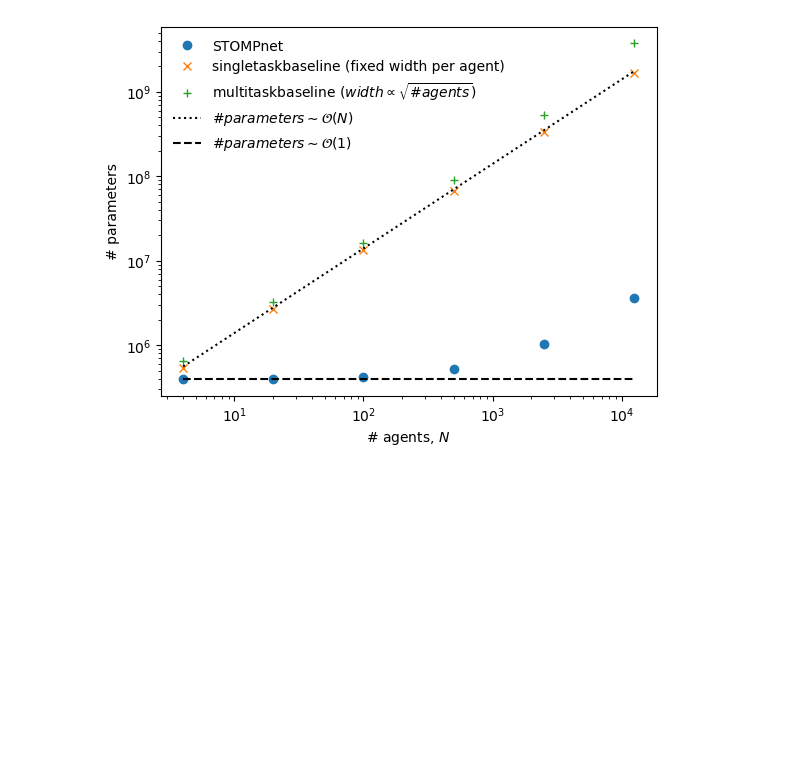
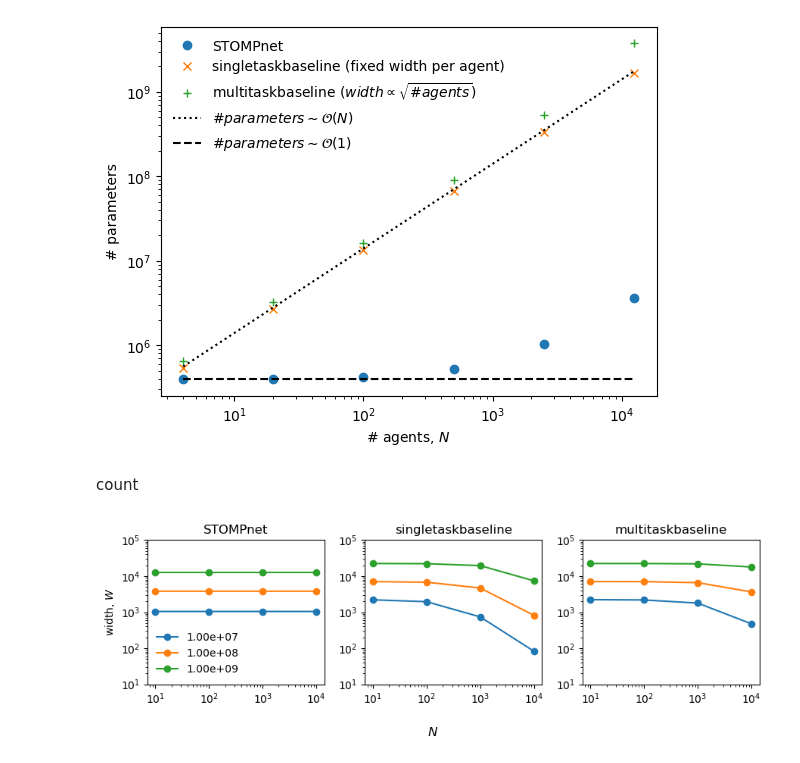
Before and after one commit to amimem/ToMM, a Jupyter notebook: model_parameter_scaling.ipynb, the cells around one changed output. Cells and saved outputs as stored; diff of their text form; code cells hidden in the pictures; blank space fills up the shorter version.

Commit message:
added function to compute width from (n_paras,N,model_type)

```diff
--- a/model_parameter_scaling.ipynb
+++ b/model_parameter_scaling.ipynb
@@ -149,6 +149,8 @@ for model_name in ['STOMPnet', 'singletaskbaseline','multitaskbaseline']:
         net=get_untrained_net(training_dict,data_settings,model_name)
         state_dict=net.state_dict()
         paras[model_name].append(sum(p.numel() for p in state_dict.values()))
+        for key in state_dict.keys():
+            print(key+" "+str(list(state_dict[key].size())))
 #         if model_name == 'STOMPnet':
 #             print(net.ground_joint_policy.ground_agent_embedding.weight.size())
 #             print(net.assigner.abs_agent_assignment_embedding.weight.size())
@@ -197,3 +198,5 @@ ax.set_xlabel("# agents, $N$")
 # %% [output]
 Text(0.5, 0, '# agents, $N$')
 [figure]
+# %% [markdown]
+count
@@ -199,0 +234,20 @@ Text(0.5, 0, '# agents, $N$')
+# %%
+fig,ax=pl.subplots(1,3,figsize=(9,3))
+Nvec=[1e1,1e2,1e3,1e4]
+Pvec= [1e7,1e8,1e9]
+for mit,model_name in enumerate(['STOMPnet', 'singletaskbaseline','multitaskbaseline']):
+    for num_paras in Pvec:
+        Wvec=[]
+        for N in Nvec:
+            Wvec.append(get_width(num_paras,N,model_name))
+        ax[mit].plot(Nvec,Wvec,'o-',label="{:.2e}".format(num_paras))
+    ax[mit].set_yscale('log')
+    ax[mit].set_xscale('log')
+    ax[mit].set_ylim(1e1,1e5)
+    ax[mit].set_title(model_name)
+ax[0].set_ylabel('width, $W$')
+ax[0].legend(frameon=False)
+fig.supxlabel(r'$N$')
+fig.tight_layout()
+# %% [output]
+[figure, added]
```
Also changed, not shown: parts of 2 cells of this notebook.
